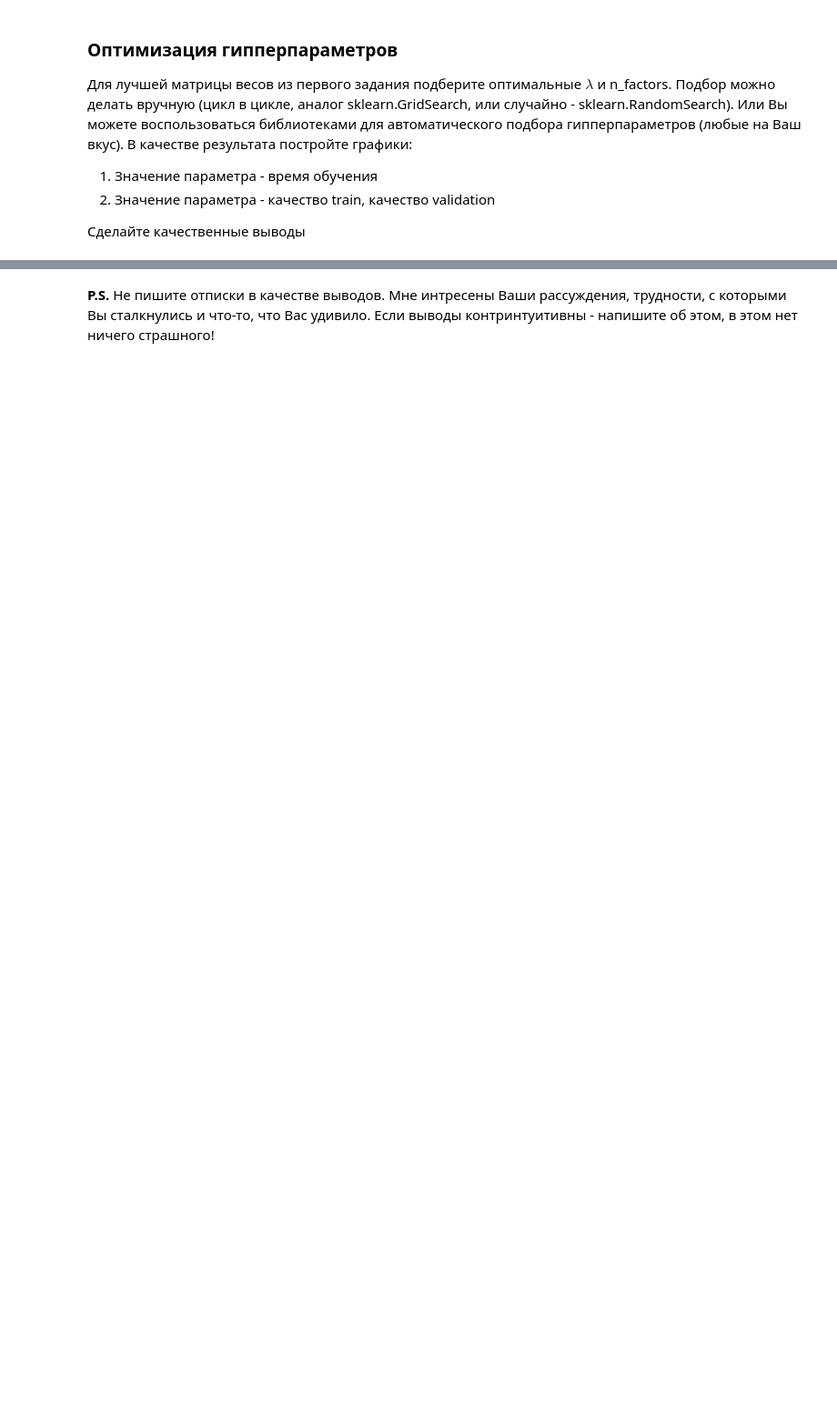
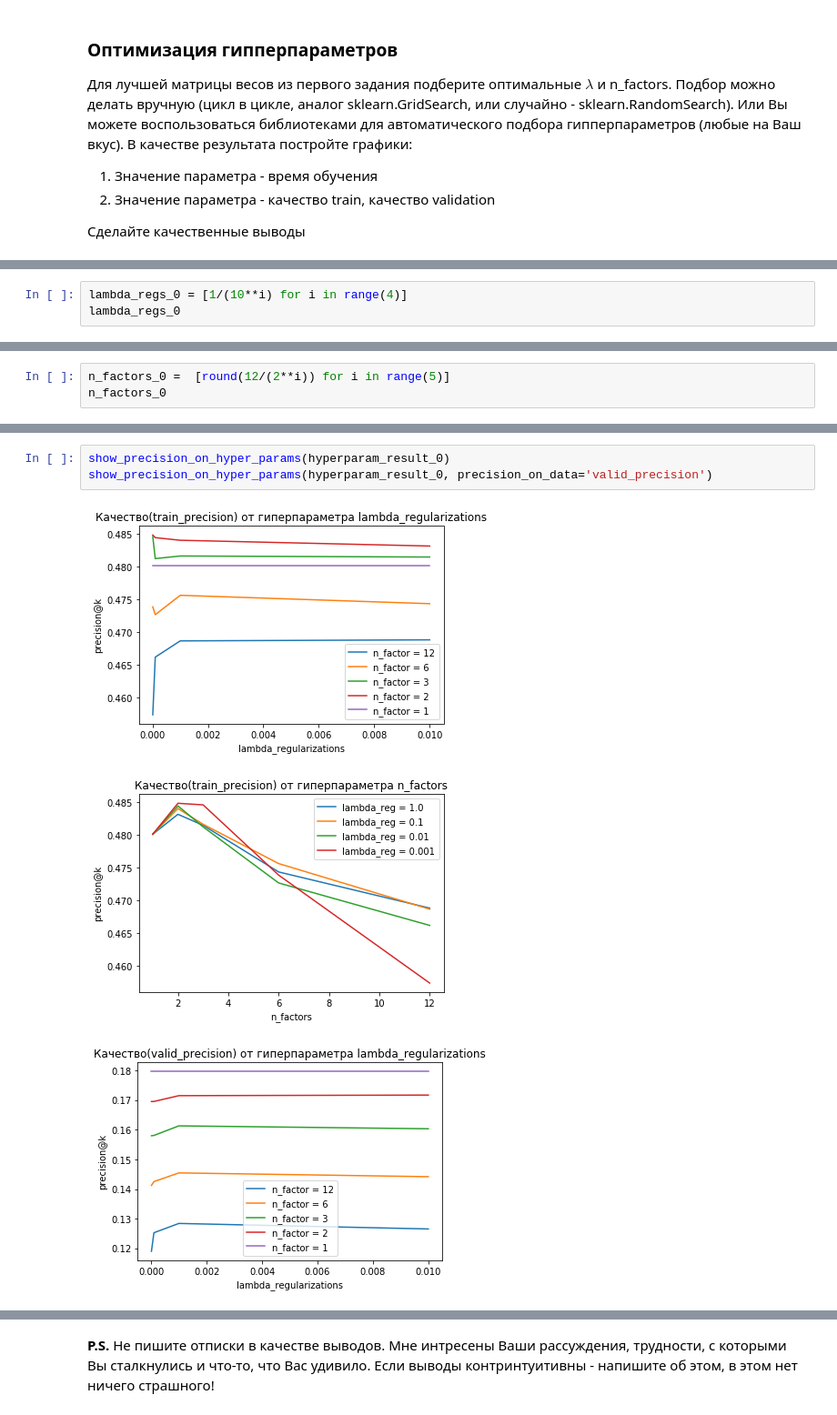
Before and after one commit to OlegRev/recommendation_systems, a Jupyter notebook: hw3.ipynb, the cells around one changed output, grey strips where cells are left out. Shown at 91% size. Saved outputs shown, nothing was run; the diff lists cells and outputs as text; blank space fills up the shorter version.

```diff
--- a/hw3.ipynb
+++ b/hw3.ipynb
@@ -62,0 +425,3 @@ for factor in [50, 100, 300]:
+# %%
+lambda_regs_0 = [1/(10**i) for i in range(4)]
+lambda_regs_0
@@ -62,0 +430,3 @@ for factor in [50, 100, 300]:
+# %%
+n_factors_0 =  [round(12/(2**i)) for i in range(5)]
+n_factors_0
@@ -62,0 +500,7 @@ for factor in [50, 100, 300]:
+# %%
+show_precision_on_hyper_params(hyperparam_result_0)
+show_precision_on_hyper_params(hyperparam_result_0, precision_on_data='valid_precision')
+# %% [output]
+[figure, added]
+[figure, added]
+[figure, added]
```
Also changed, not shown: parts of 51 cells of this notebook.
